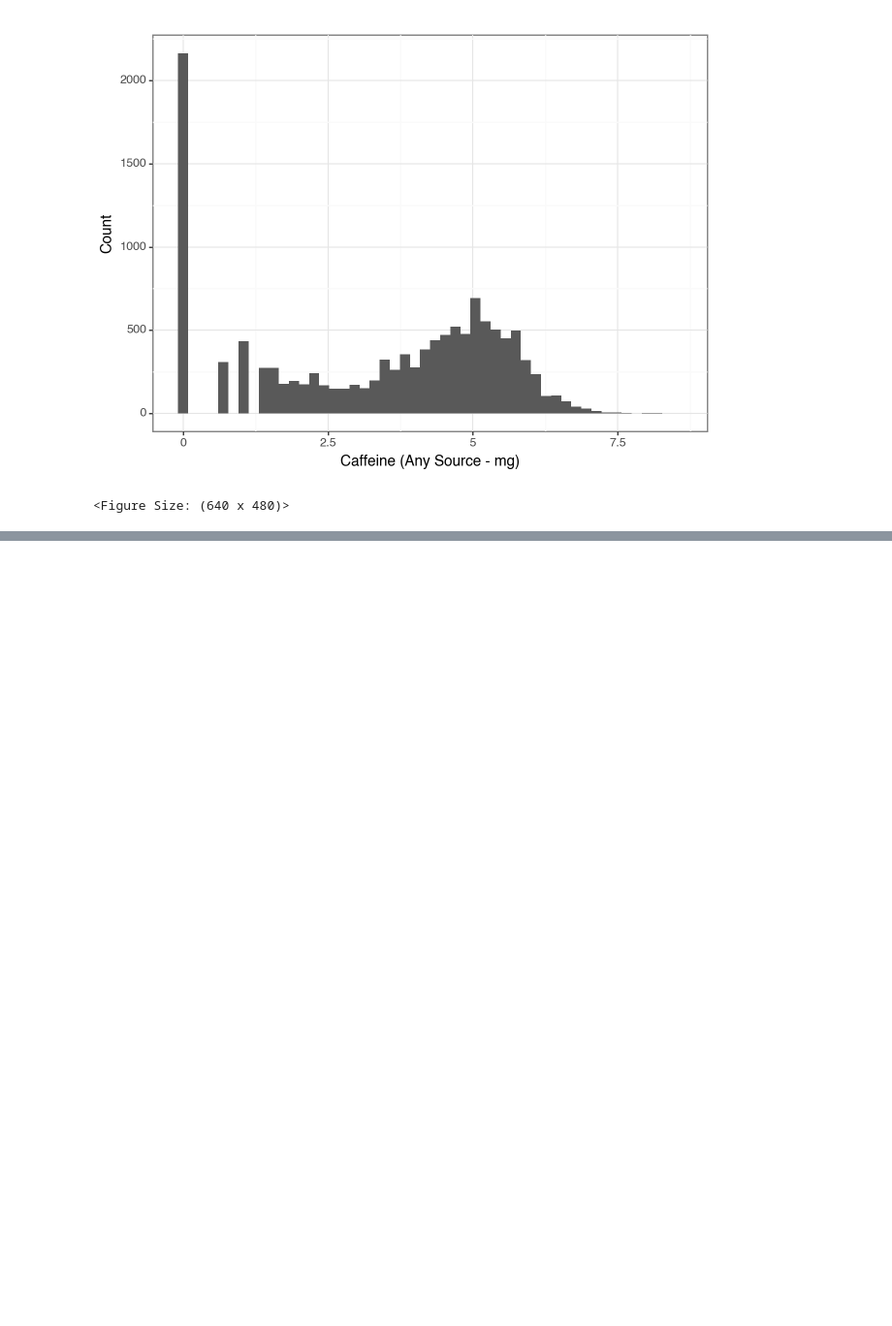
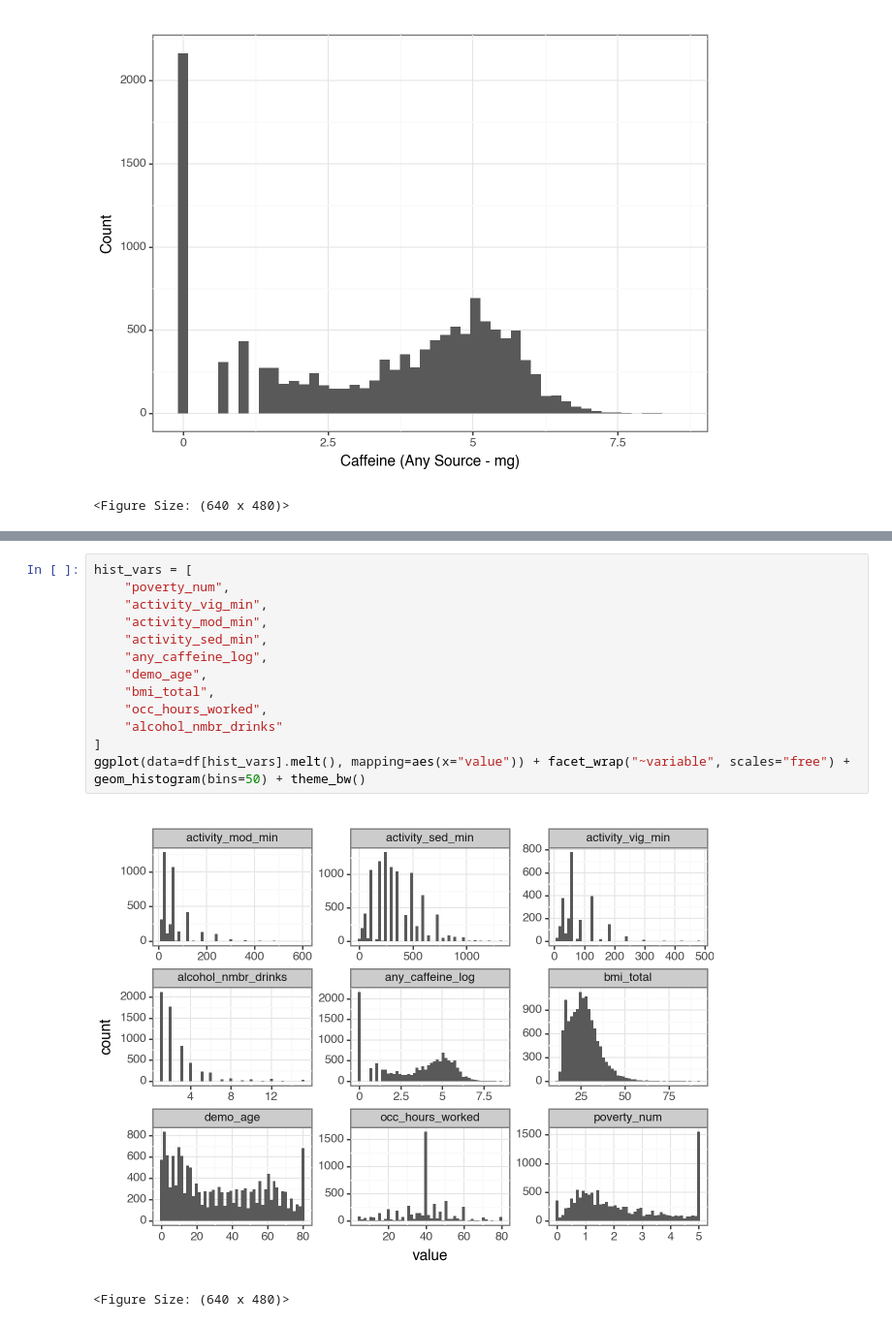
Before and after one commit to mcanearm/YGTBKM, a Jupyter notebook: paper/eda/eda.ipynb, the cells around one changed output, grey strips where cells are left out. Shown at 97% size. Drawn from its saved outputs; the diff is of its cells as text; blank space fills up the shorter version.

```diff
--- a/paper/eda/eda.ipynb
+++ b/paper/eda/eda.ipynb
@@ -150 +167,17 @@ dtype: float64
 <Figure Size: (640 x 480)>
+# %%
+hist_vars = [
+    "poverty_num",
+    "activity_vig_min",
+    "activity_mod_min",
+    "activity_sed_min",
+    "any_caffeine_log",
+    "demo_age",
+    "bmi_total",
+    "occ_hours_worked",
+    "alcohol_nmbr_drinks"
+]
+ggplot(data=df[hist_vars].melt(), mapping=aes(x="value")) + facet_wrap("~variable", scales="free") + geom_histogram(bins=50) + theme_bw()
+# %% [output]
+[figure, added]
+<Figure Size: (640 x 480)>
```
Also changed, not shown: parts of 7 cells of this notebook.
